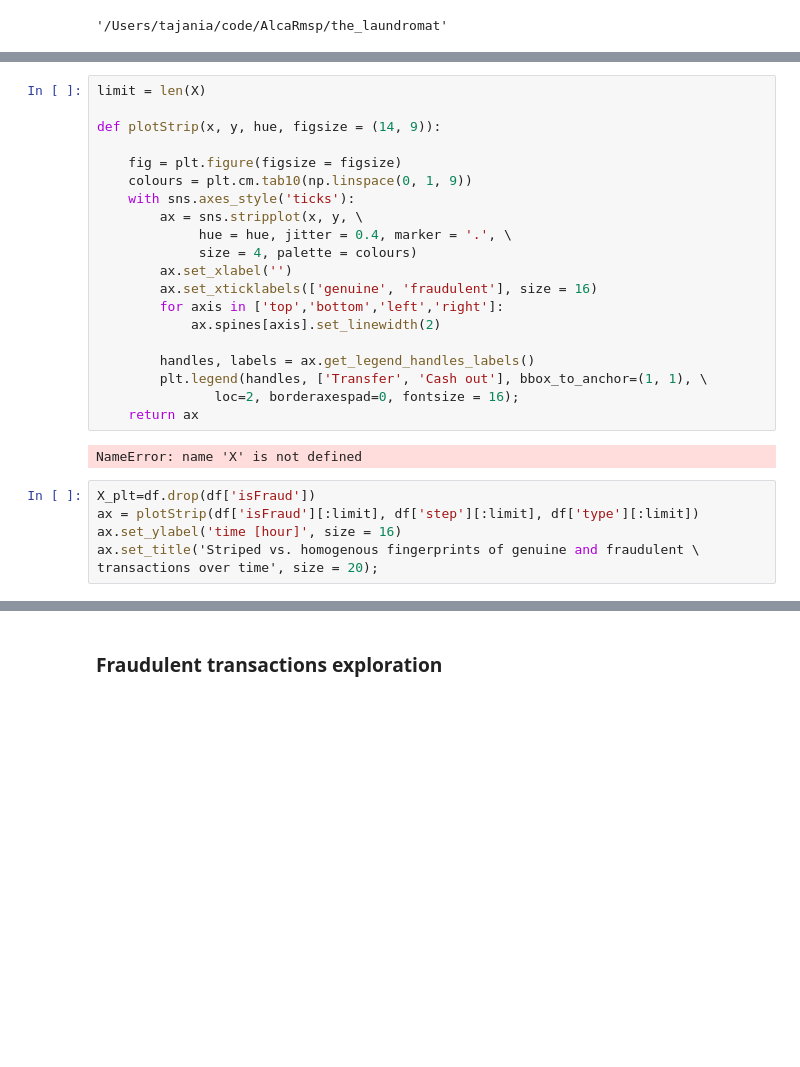
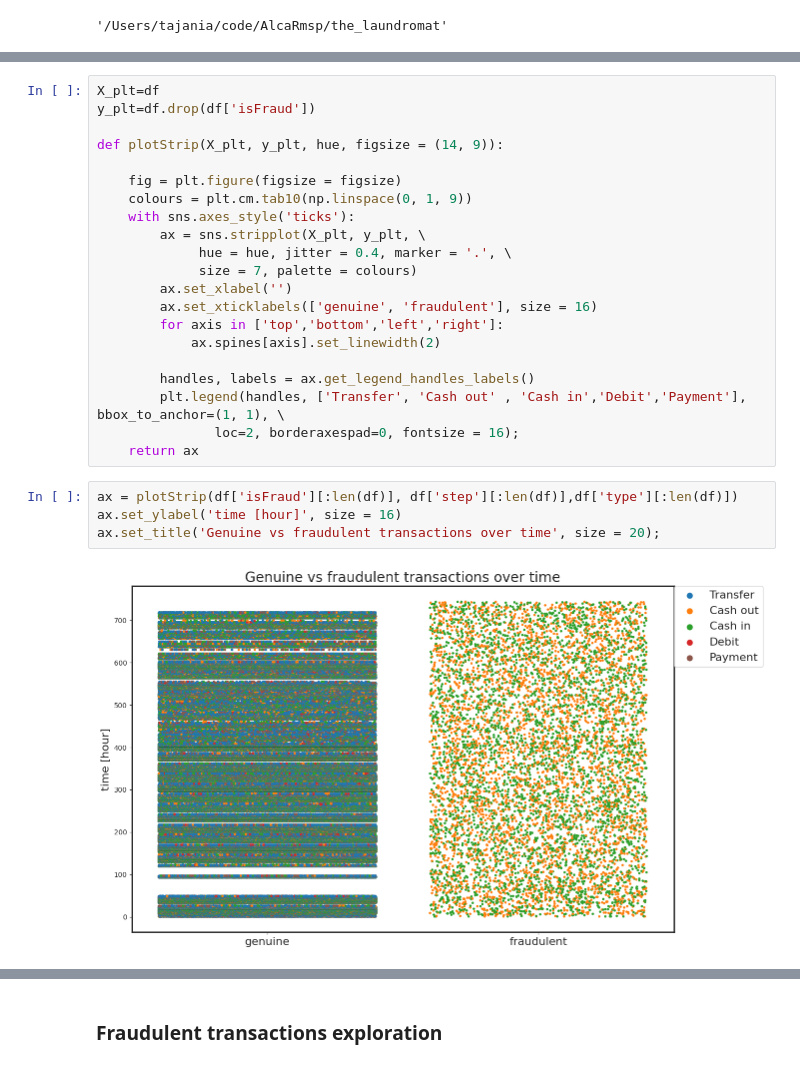
Before and after one commit to AlcaRmsp/the_laundromat, a Jupyter notebook: Data-Modeling_TK_Rebalancing_ytest.ipynb, the cells around one changed output, grey strips where cells are left out. Saved outputs shown, nothing was run; the diff lists cells and outputs as text; blank space fills up the shorter version.

```diff
--- a/Data-Modeling_TK_Rebalancing_ytest.ipynb
+++ b/Data-Modeling_TK_Rebalancing_ytest.ipynb
@@ -33,30 +36,29 @@ df.head()
 | 3 | 1 | CASH_OUT | 181.00 | C840083671 | 181.0 | 0.00 | C38997010 | 21182.0 | ... |
 | 4 | 1 | PAYMENT | 11668.14 | C2048537720 | 41554.0 | 29885.86 | M1230701703 | 0.0 | ... |
 # %%
-limit = len(X)
+X_plt=df
+y_plt=df.drop(df['isFraud'])
 
-def plotStrip(x, y, hue, figsize = (14, 9)):
+def plotStrip(X_plt, y_plt, hue, figsize = (14, 9)):
 
     fig = plt.figure(figsize = figsize)
     colours = plt.cm.tab10(np.linspace(0, 1, 9))
     with sns.axes_style('ticks'):
-        ax = sns.stripplot(x, y, \
+        ax = sns.stripplot(X_plt, y_plt, \
              hue = hue, jitter = 0.4, marker = '.', \
-             size = 4, palette = colours)
+             size = 7, palette = colours)
         ax.set_xlabel('')
         ax.set_xticklabels(['genuine', 'fraudulent'], size = 16)
         for axis in ['top','bottom','left','right']:
             ax.spines[axis].set_linewidth(2)
 
         handles, labels = ax.get_legend_handles_labels()
-        plt.legend(handles, ['Transfer', 'Cash out'], bbox_to_anchor=(1, 1), \
+        plt.legend(handles, ['Transfer', 'Cash out' , 'Cash in','Debit','Payment'], bbox_to_anchor=(1, 1), \
                loc=2, borderaxespad=0, fontsize = 16);
     return ax
-# %% [output]
-NameError: name 'X' is not defined
 # %%
-X_plt=df.drop(df['isFraud'])
-ax = plotStrip(df['isFraud'][:limit], df['step'][:limit], df['type'][:limit])
+ax = plotStrip(df['isFraud'][:len(df)], df['step'][:len(df)],df['type'][:len(df)])
 ax.set_ylabel('time [hour]', size = 16)
-ax.set_title('Striped vs. homogenous fingerprints of genuine and fraudulent \
-transactions over time', size = 20);
+ax.set_title('Genuine vs fraudulent transactions over time', size = 20);
+# %% [output]
+[figure, added]
```
Also changed, not shown: parts of 91 cells of this notebook.
